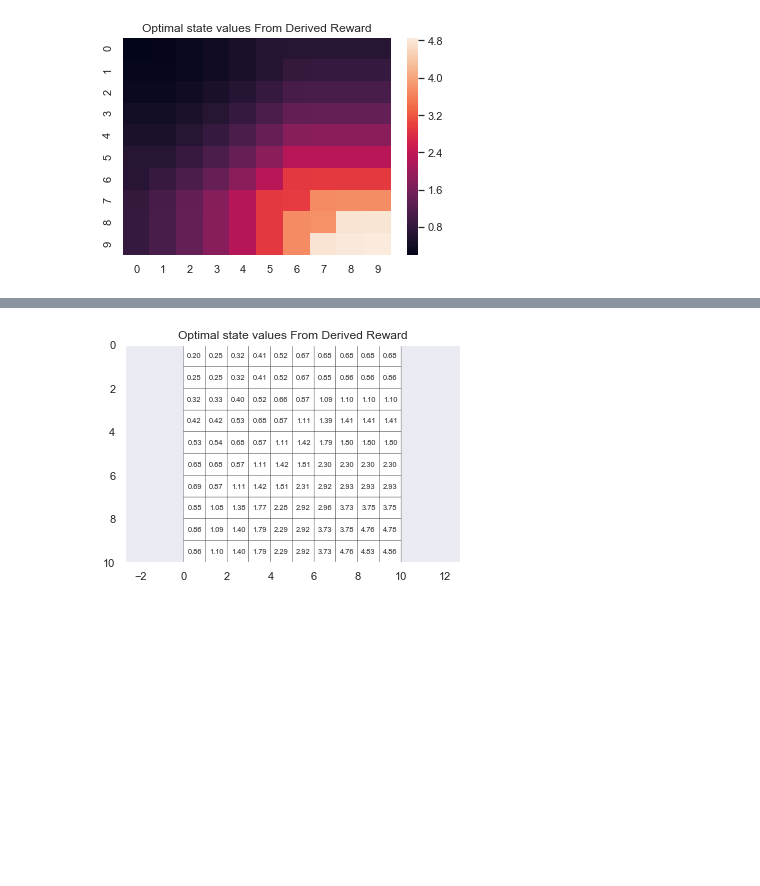
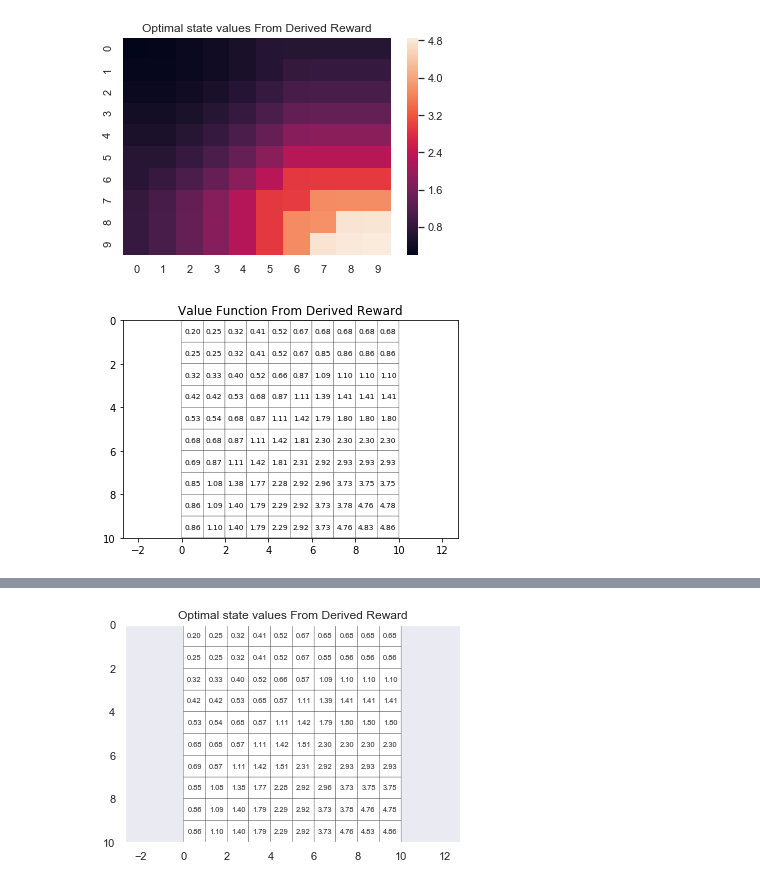
Before and after one commit to rupadevan94/large-scale-data-mining, a Jupyter notebook: LSSN/Project3/10-17.ipynb, the cells around one changed output, grey strips where cells are left out. Cells and saved outputs as stored; diff of their text form; code cells hidden in the pictures; blank space fills up the shorter version.

```diff
--- a/LSSN/Project3/10-17.ipynb
+++ b/LSSN/Project3/10-17.ipynb
@@ -296,3 +295,7 @@ ax.set_title("Optimal state values From Derived Reward")
 # %% [output]
 Text(0.5, 1.0, 'Optimal state values From Derived Reward')
 [figure]
+# %%
+plot_optimal_state_value(v_maxlambda_1, "Value Function From Derived Reward")
+# %% [output]
+[figure, added]
```
Also changed, not shown: parts of 4 cells of this notebook.
